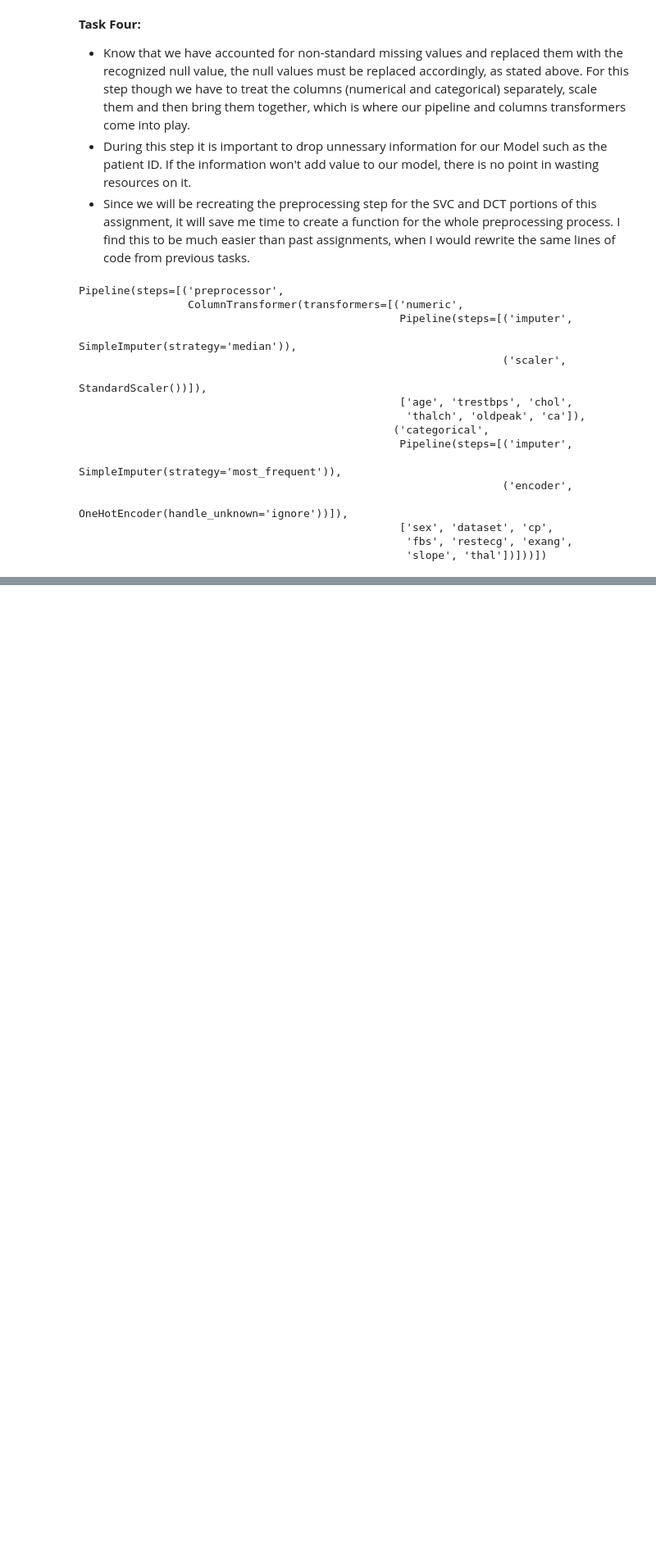
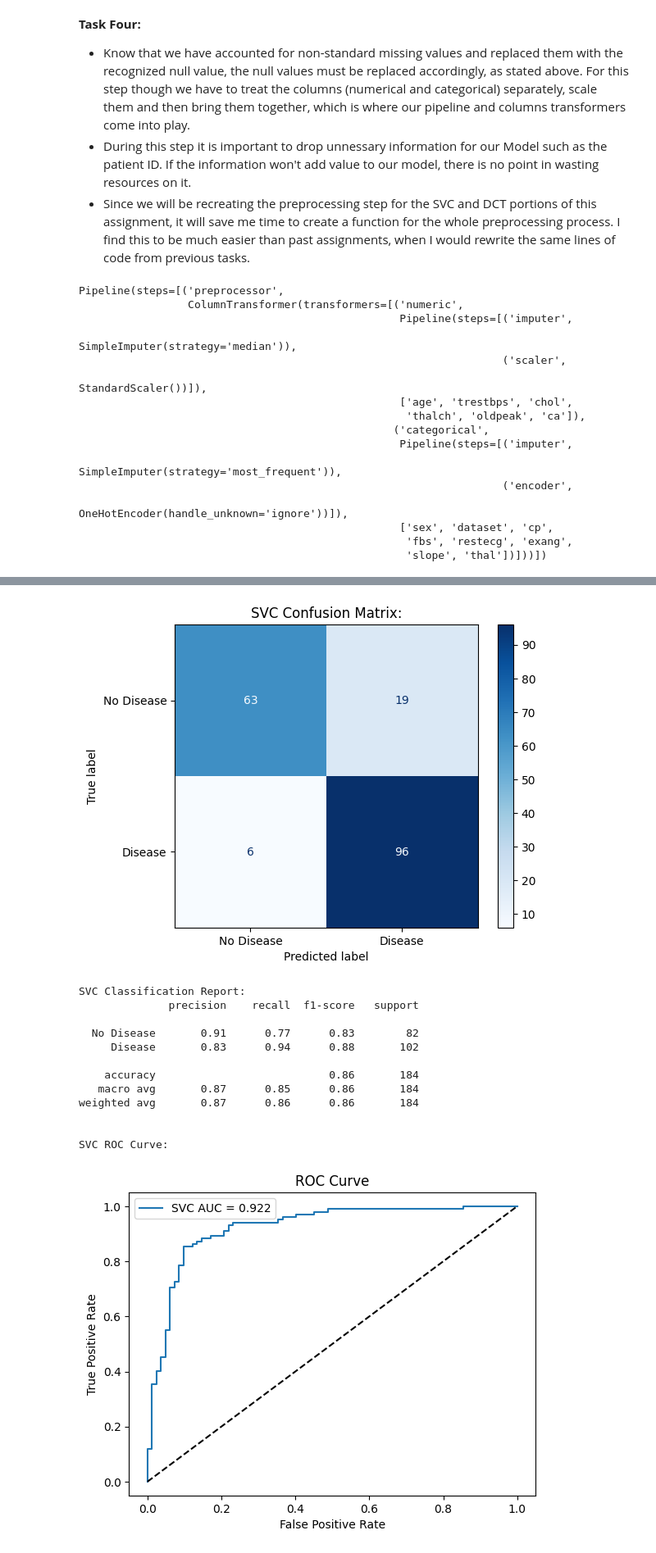
Before and after one commit to JFish72/CSC-349-Machine-Learning-, a Jupyter notebook: HW4/heart_disease_classification.ipynb, the cells around one changed output, grey strips where cells are left out. Shown at 82% size. Cells and saved outputs as stored; diff of their text form; code cells hidden in the pictures; blank space fills up the shorter version.

```diff
--- a/HW4/heart_disease_classification.ipynb
+++ b/HW4/heart_disease_classification.ipynb
@@ -191,0 +199,45 @@ Pipeline(steps=[('preprocessor',
+# %%
+from sklearn.svm import SVC
+from sklearn.metrics import (confusion_matrix, ConfusionMatrixDisplay, classification_report, roc_curve, roc_auc_score)
+
+svc_pipeline = Pipeline([("preprocessor", create_preprocessor()), ("model", SVC(kernel = 'rbf', probability = True, random_state = 42))])
+
+svc_pipeline.fit(X_train, y_train)
+
+svc_predictions = svc_pipeline.predict(X_test)
+
+svc_probabilities = svc_pipeline.predict_proba(X_test)[:, 1]
+
+svc_auc = roc_auc_score(y_test, svc_probabilities)
+
+ConfusionMatrixDisplay.from_predictions(y_test, svc_predictions, display_labels = ['No Disease', 'Disease'], cmap = "Blues")
+plt.title("SVC Confusion Matrix:")
+plt.show()
+
+print("\nSVC Classification Report:")
+print(classification_report(y_test, svc_predictions, target_names = ['No Disease', 'Disease']))
+
+print("\nSVC ROC Curve:")
+fpr_svc, tpr_svc, thresholds = roc_curve(y_test, svc_probabilities)
+plt.plot(fpr_svc, tpr_svc, label = f'SVC AUC = {svc_auc:.3f}')
+plt.plot([0, 1], [0, 1], 'k--')
+plt.xlabel('False Positive Rate')
+plt.ylabel('True Positive Rate')
+plt.title('ROC Curve')
+plt.legend()
+plt.show()
+# %% [output]
+[figure, added]
+SVC Classification Report:
+              precision    recall  f1-score   support
+
+  No Disease       0.91      0.77      0.83        82
+     Disease       0.83      0.94      0.88       102
+
+    accuracy                           0.86       184
+   macro avg       0.87      0.85      0.86       184
+weighted avg       0.87      0.86      0.86       184
+
+
+SVC ROC Curve:
+[figure, added]
```
Also changed, not shown: parts of 3 cells of this notebook.
